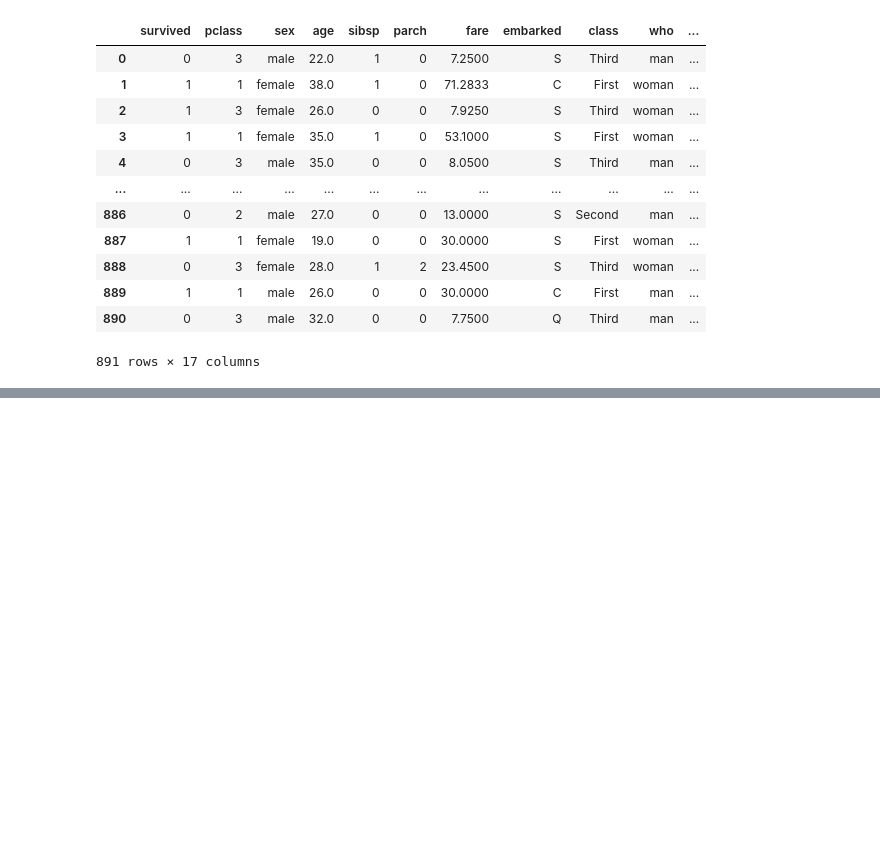
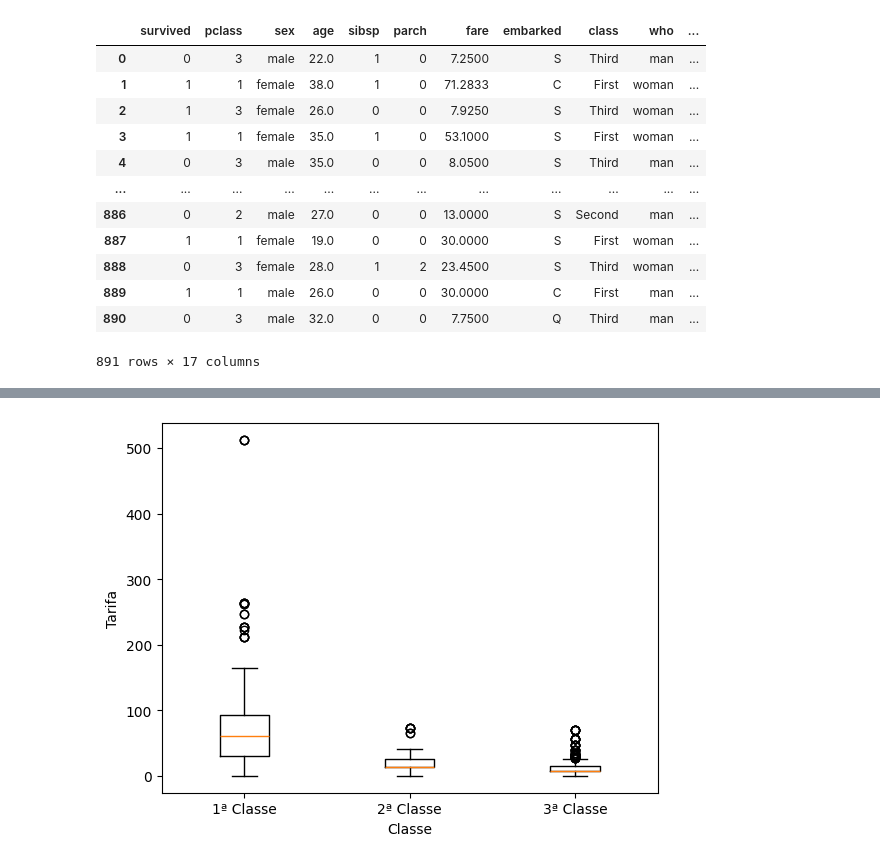
Before and after one commit to Didass7/DataScienceTraining, a Jupyter notebook: notebooks/TitanicTraining4.ipynb, the cells around one changed output, grey strips where cells are left out. Cells and saved outputs as stored; diff of their text form; code cells hidden in the pictures; blank space fills up the shorter version.

```diff
--- a/notebooks/TitanicTraining4.ipynb
+++ b/notebooks/TitanicTraining4.ipynb
@@ -421,0 +450,11 @@ plt.grid(axis='y')
+# %%
+#gráfico de caixa (boxplots) para comparar a distribuição das tarifas (fare) pagas por classe
+data_1st = df[df['pclass'] == 1]['fare']
+data_2nd = df[df['pclass'] == 2]['fare']
+data_3rd = df[df['pclass'] == 3]['fare']
+plt.boxplot([data_1st, data_2nd, data_3rd], labels=['1ª Classe', '2ª Classe', '3ª Classe'])
+plt.xlabel('Classe')
+plt.ylabel('Tarifa')
+plt.show()
+# %% [output]
+[figure, added]
```
Also changed, not shown: parts of 8 cells of this notebook.
